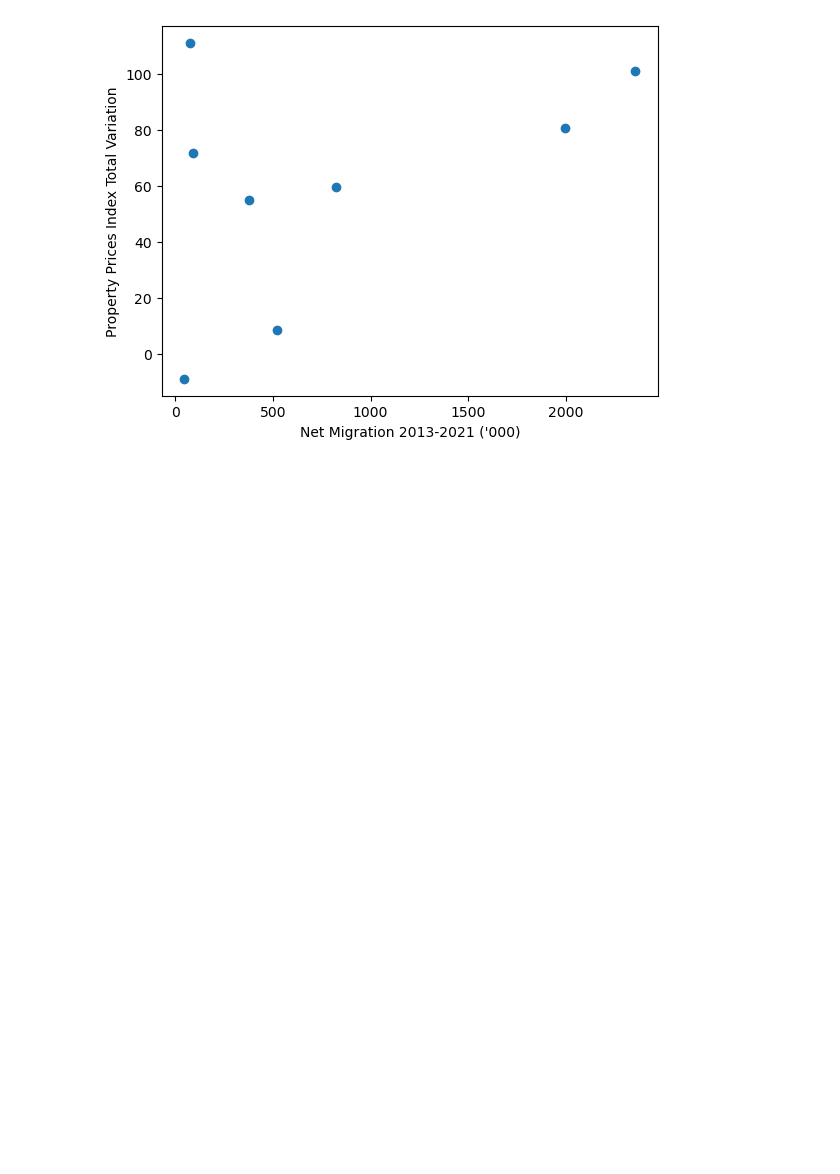
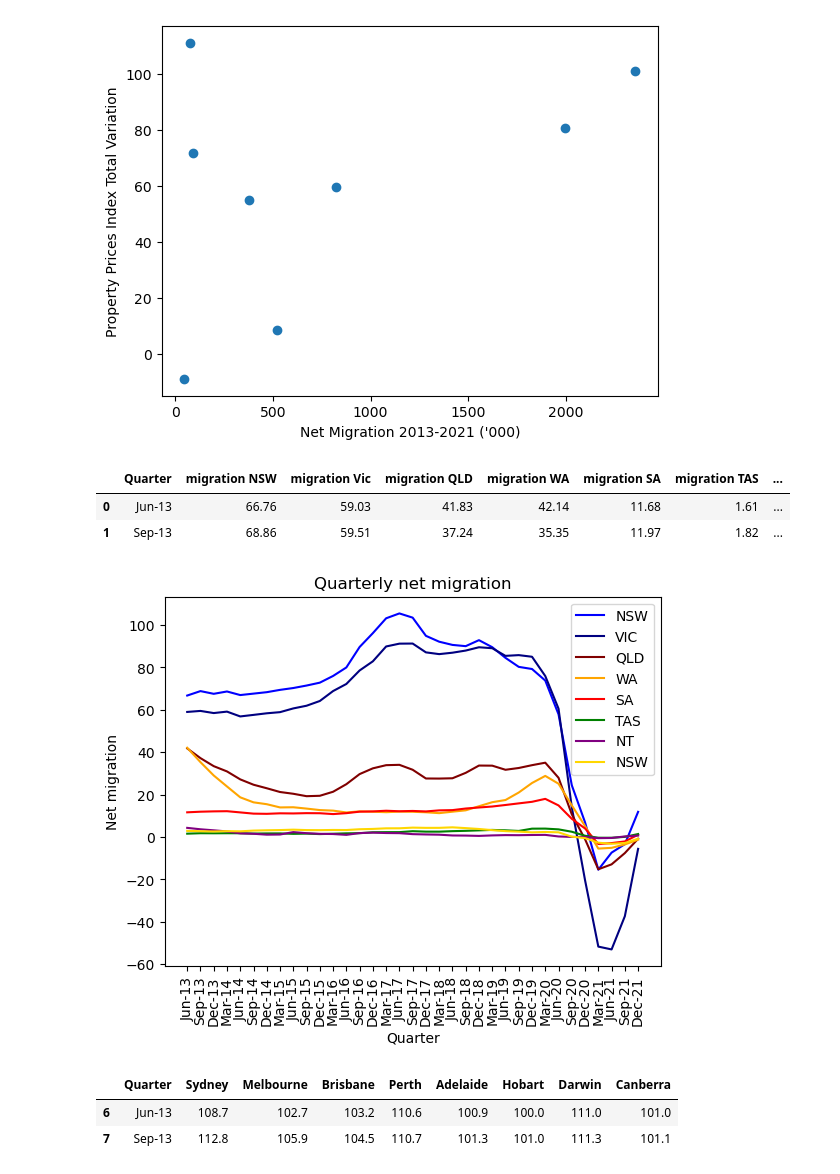
Before and after one commit to L-Tren/Project-1-Group-2, a Jupyter notebook: Project_1_Group2.ipynb, the cells around one changed output. Drawn from its saved outputs; the diff is of its cells as text; code cells hidden in the pictures; blank space fills up the shorter version.

Commit message:
scatter and line

```diff
--- a/Project_1_Group2.ipynb
+++ b/Project_1_Group2.ipynb
@@ -345,3 +345,67 @@ plt.ylabel("Property Prices Index Total Variation")
 plt.show()
 # %% [output]
 [figure]
+# %%
+# Slice the migration dataframe to perform calculations for the Summary Statistics
+line_chart_df = merged_df_migration[["Quarter","NSW ('000)", "Vic. ('000)", "Qld ('000)", "WA ('000)",
+       "SA ('000)", "Tas. ('000)", "NT ('000)", "ACT ('000)"]]
+
+# Display the sliced dataframe
+line_chart_df.head(2)
+
+renamed_line_chart_df = line_chart_df.rename(columns={"NSW ('000)":"migration NSW",
+                                                            "Vic. ('000)":"migration Vic",
+                                                            "Qld ('000)":"migration QLD",
+                                                            "WA ('000)":"migration WA",
+                                                            "SA ('000)":"migration SA",
+                                                            "Tas. ('000)":"migration TAS",
+                                                            "NT ('000)":"migration NT",
+                                                            "ACT ('000)":"migration ACT"
+                                                    })
+renamed_line_chart_df.head(2)
+# %% [output]
+|  | Quarter | migration NSW | migration Vic | migration QLD | migration WA | migration SA | migration TAS | ... |
+| 0 | Jun-13 | 66.76 | 59.03 | 41.83 | 42.14 | 11.68 | 1.61 | ... |
+| 1 | Sep-13 | 68.86 | 59.51 | 37.24 | 35.35 | 11.97 | 1.82 | ... |
+# %%
+# plot line charts for net migration for each state/territory
+
+x = renamed_line_chart_df["Quarter"]
+y_1 = renamed_line_chart_df["migration NSW"]
+y_2 = renamed_line_chart_df["migration Vic"]
+y_3 = renamed_line_chart_df["migration QLD"]
+y_4 = renamed_line_chart_df["migration WA"]
+y_5 = renamed_line_chart_df["migration SA"]
+y_6 = renamed_line_chart_df["migration TAS"]
+y_7 = renamed_line_chart_df["migration NT"]
+y_8 = renamed_line_chart_df["migration ACT"]
+
+plt.title("Quarterly net migration")
+plt.xlabel("Quarter")
+plt.ylabel("Net migration")
+
+NSW, = plt.plot(x, y_1, color="blue", label="NSW")
+Vic, = plt.plot(x, y_2, color="navy", label="VIC")
+QLD, = plt.plot(x, y_3, color="maroon", label="QLD")
+WA, = plt.plot(x, y_4, color="orange", label="WA")
+SA, = plt.plot(x, y_5, color="red", label="SA")
+TAS, = plt.plot(x, y_6, color="green", label="TAS")
+NT, = plt.plot(x, y_7, color="purple", label="NT")
+ACT, = plt.plot(x, y_8, color="gold", label="NSW")
+
+plt.legend()
+plt.xticks(rotation='vertical')
+plt.show()
+# %% [output]
+[figure, added]
+# %%
+# Slice the Property Dataframe to perform calculations for the Summary Statistics
+line_property_df = df_property_price_indexes[['Quarter','Sydney', 'Melbourne', 'Brisbane', 'Perth', 'Adelaide',
+       'Hobart', 'Darwin', 'Canberra']]
+
+# Display the sliced dataframe
+line_property_df.head(2)
+# %% [output]
+|  | Quarter | Sydney | Melbourne | Brisbane | Perth | Adelaide | Hobart | Darwin | Canberra |
+| 6 | Jun-13 | 108.7 | 102.7 | 103.2 | 110.6 | 100.9 | 100.0 | 111.0 | 101.0 |
+| 7 | Sep-13 | 112.8 | 105.9 | 104.5 | 110.7 | 101.3 | 101.0 | 111.3 | 101.1 |
```
Also changed, not shown: parts of 1 cell of this notebook.
